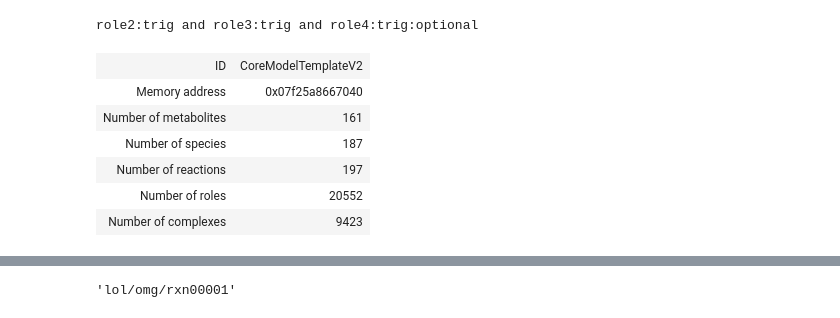
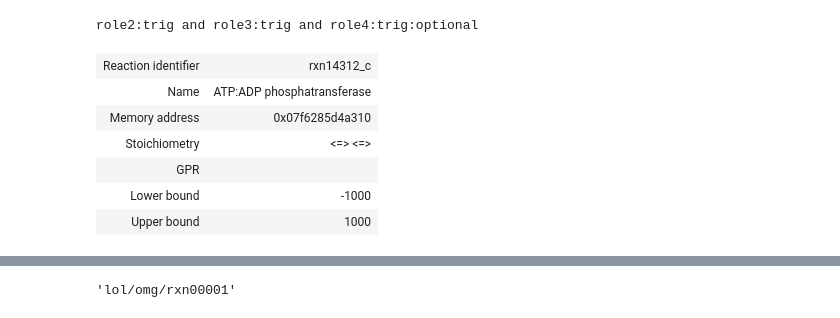
Before and after one commit to Fxe/cobrakbase, a Jupyter notebook: examples/ModelSEED/Template.ipynb, the cells around one changed output, grey strips where cells are left out. Saved outputs shown, nothing was run; the diff lists cells and outputs as text; code cells hidden in the pictures.

Commit message:
template

```diff
--- a/examples/ModelSEED/Template.ipynb
+++ b/examples/ModelSEED/Template.ipynb
@@ -329,20 +329,3 @@ complex2.add_role(role4, optional=True)
 print(complex2)
 # %% [output]
 role2:trig and role3:trig and role4:trig:optional
-# %%
-data_copy = copy.deepcopy(template_core_json)
-template = NewModelTemplate(data_copy['id'])
-template.add_compounds(list(map(lambda x: NewModelTemplateCompound.from_dict(x), data_copy['compounds'])))
-template.add_comp_compounds(list(map(lambda x: NewModelTemplateCompCompound.from_dict(x), data_copy['compcompounds'])))
-template.add_roles(list(map(lambda x: NewModelTemplateRole.from_dict(x), data_copy['roles'])))
-template.add_complexes(list(map(lambda x: NewModelTemplateComplex.from_dict(x, template), data_copy['complexes'])))
-template.add_reactions(list(map(lambda x: NewModelTemplateReaction.from_dict(x, template), data_copy['reactions'])))
-template
-# %% [output]
-| ID | CoreModelTemplateV2 |
-| Memory address | 0x07f25a8667040 |
-| Number of metabolites | 161 |
-| Number of species | 187 |
-| Number of reactions | 197 |
-| Number of roles | 20552 |
-| Number of complexes | 9423 |
@@ -350,0 +334,10 @@ logger.info("find non ModelSEED annotation to ignore")
+# %%
+template_o.reactions.rxn14312_c
+# %% [output]
+| Reaction identifier | rxn14312_c |
+| Name | ATP:ADP phosphatransferase |
+| Memory address | 0x07f6285d4a310 |
+| Stoichiometry | <=> <=> |
+| GPR |  |
+| Lower bound | -1000 |
+| Upper bound | 1000 |
```
Also changed, not shown: parts of 50 cells of this notebook, 6 other files.
